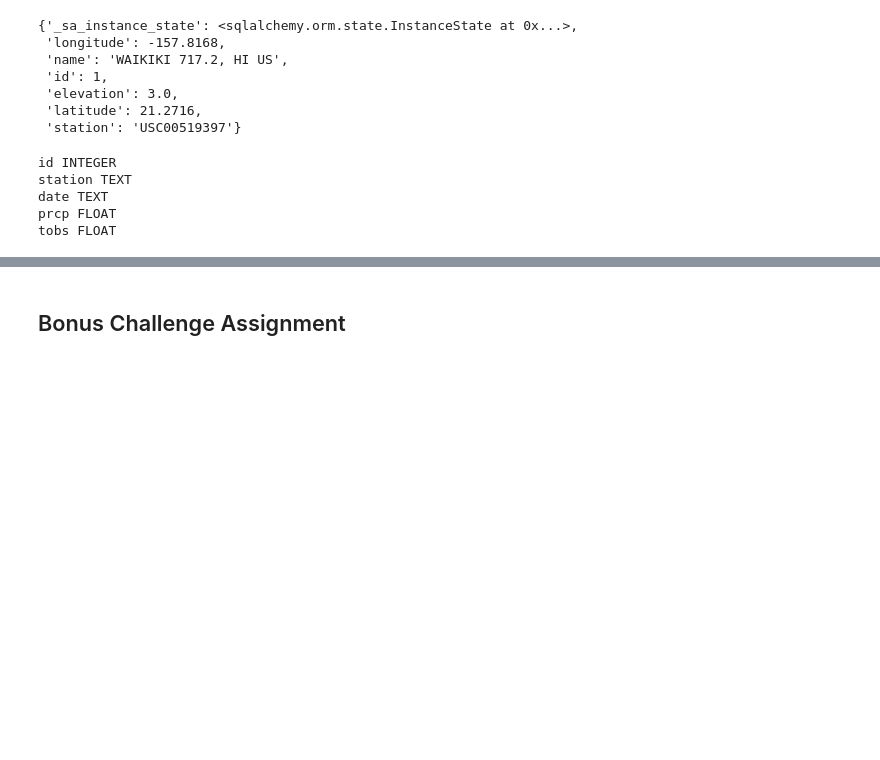
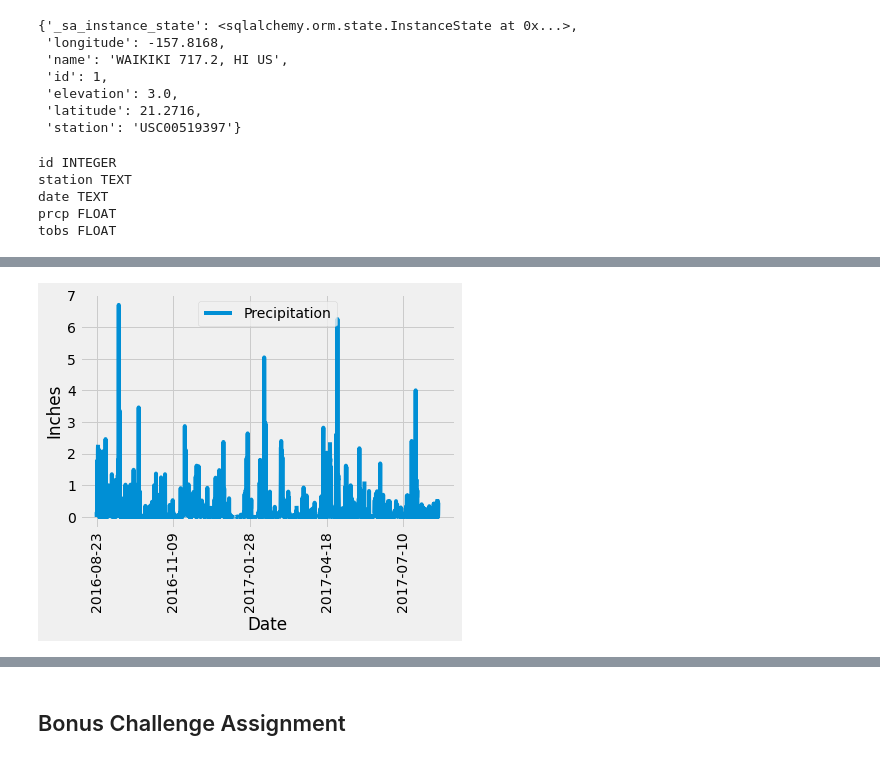
Before and after one commit to BananasFoster623/sqlalchemy-challenge, a Jupyter notebook: climate_starter.ipynb, the cells around one changed output, grey strips where cells are left out. Saved outputs shown, nothing was run; the diff lists cells and outputs as text; code cells hidden in the pictures; blank space fills up the shorter version.

Commit message:
Finished the plotting.

```diff
--- a/climate_starter.ipynb
+++ b/climate_starter.ipynb
@@ -93,6 +94,11 @@ precip_df.head()
 | 2 | 2016-08-23 | 0.05 |
 | 3 | 2016-08-23 | NaN |
 | 4 | 2016-08-23 | 0.02 |
+# %%
+fig = precip_df.plot(x = 'Date', y = 'Precipitation', rot=90)
+fig = plt.ylabel('Inches')
+# %% [output]
+[figure, added]
 # %%
 # Design a query to retrieve the last 12 months of precipitation data and plot the results
 
```
Also changed, not shown: parts of 4 cells of this notebook.
